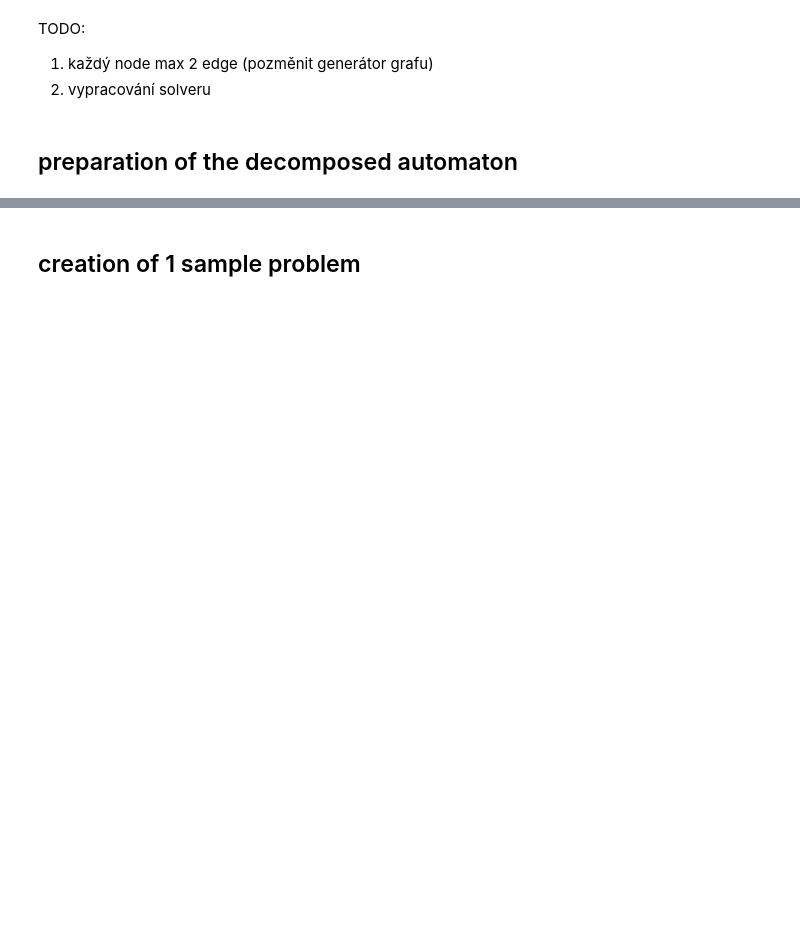
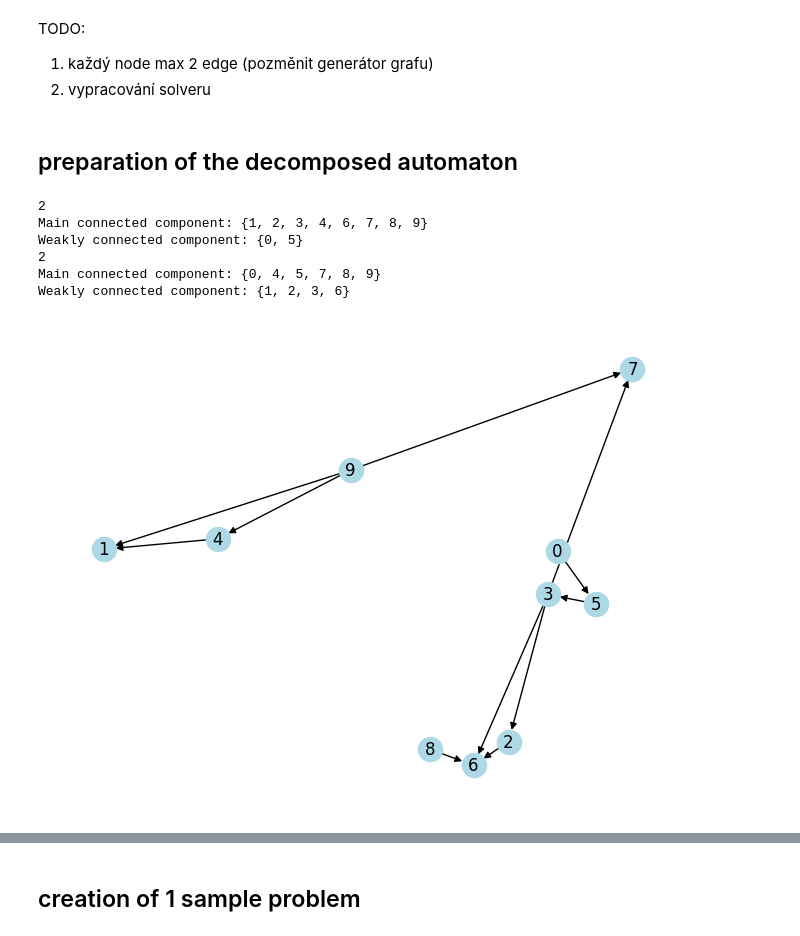
Before and after one commit to pe-hy/rl_basic_transformer, a Jupyter notebook: data_generation/generate_lines_automata.ipynb, the cells around one changed output, grey strips where cells are left out. Cells and saved outputs as stored; diff of their text form; code cells hidden in the pictures; blank space fills up the shorter version.

```diff
--- a/data_generation/generate_lines_automata.ipynb
+++ b/data_generation/generate_lines_automata.ipynb
@@ -15,7 +15,7 @@ import matplotlib.pyplot as plt
 from collections import defaultdict
 import random
 
-def gen_directed_graphs(n=3, m=5):
+def gen_directed_graphs(n=2, m=10):
     graphs = defaultdict(list)
 
     for i in range(n):
@@ -93,33 +93,41 @@ def add_enabling(chains):
         for edge in G.edges():
             if random.random() < 0.5:
 
                 number_of_groups = random.randint(1,3)
                 group_conditions = []
 
                 for x in range(number_of_groups):
 
                     num_deps = random.randint(1, 3)
 
                     later_chains = list(range(chain_id + 1, n))
                     selected_chains = random.sample(later_chains, min(num_deps, len(later_chains)))
 
                     enabling_conditions = []
 
                     for enabling_chain in selected_chains:
                         enabling_G = chains[enabling_chain]
                         enabling_node = random.choice(list(enabling_G.nodes()))
                         enabling_conditions.append({'automata_id':enabling_chain,'node_id':enabling_node})
 
                     group_conditions.append(enabling_conditions)
 
                 G.edges[edge]['enabling'] = group_conditions if len(group_conditions) > 0 else None
 
     return chains
 
 graphs = add_enabling(gen_directed_graphs())
 
 nx.draw(graphs[0], with_labels=True, node_color='lightblue', arrows=True)
 plt.show()
+# %% [output]
+2
+Main connected component: {1, 2, 3, 4, 6, 7, 8, 9}
+Weakly connected component: {0, 5}
+2
+Main connected component: {0, 4, 5, 7, 8, 9}
+Weakly connected component: {1, 2, 3, 6}
+[figure, added]
 # %%
 for chain_id in range(len(graphs)):
     print(f"\nChain {chain_id}:")
```
Also changed, not shown: parts of 11 cells of this notebook, 2 other files.
